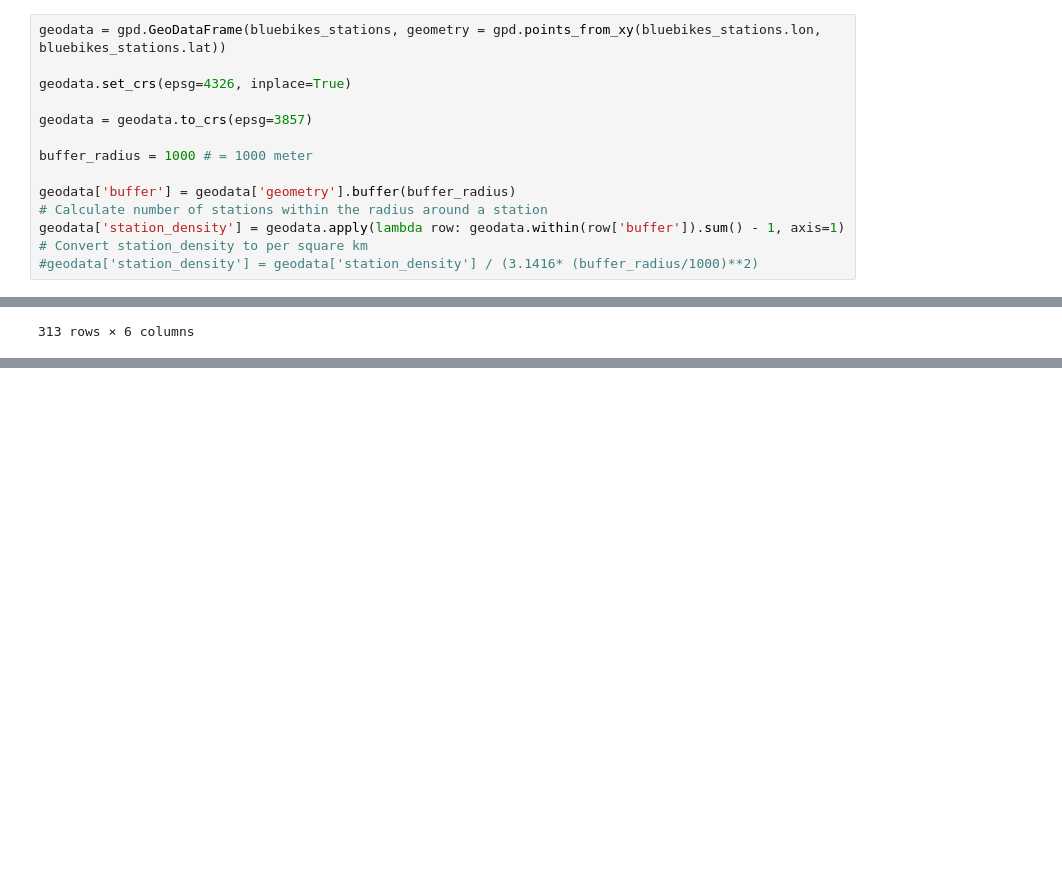
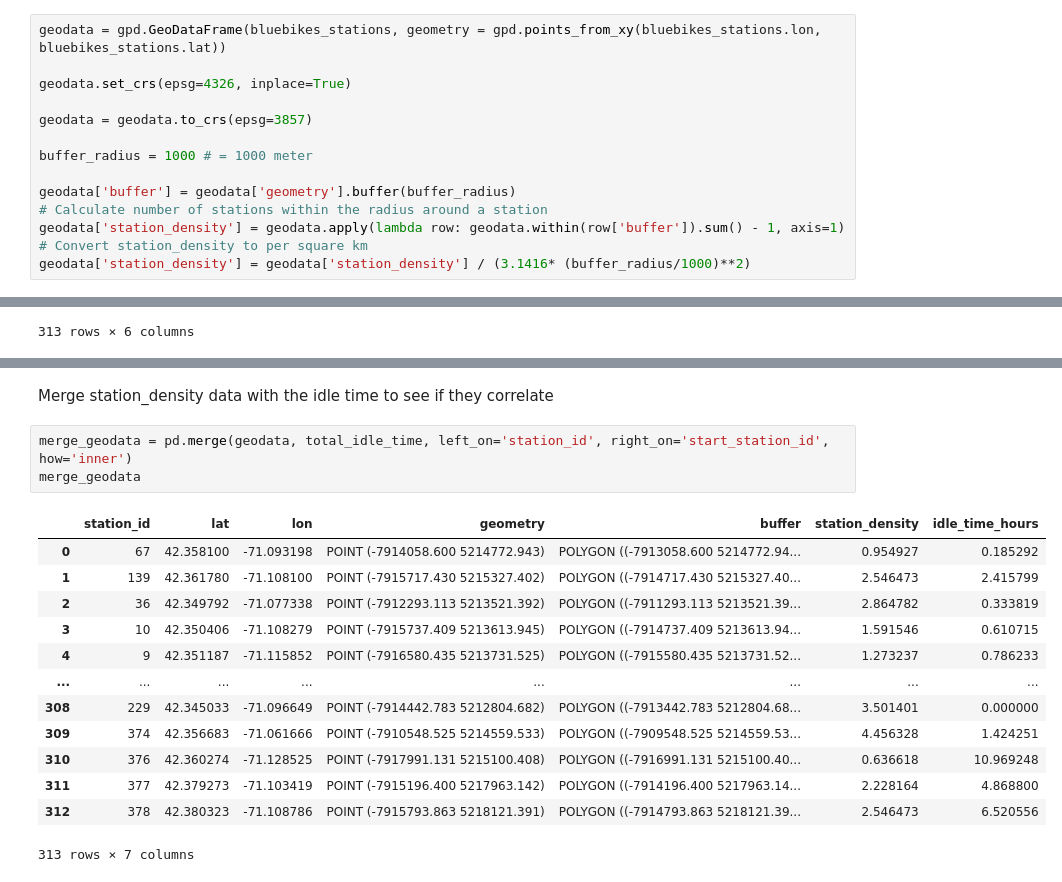
Before and after one commit to Oxford012/DDT, a Jupyter notebook: Laurin/Station_Location_Feature.ipynb, the cells around one changed output, grey strips where cells are left out. Saved outputs shown, nothing was run; the diff lists cells and outputs as text; blank space fills up the shorter version.

```diff
--- a/Laurin/Station_Location_Feature.ipynb
+++ b/Laurin/Station_Location_Feature.ipynb
@@ -44,7 +45,7 @@ geodata['buffer'] = geodata['geometry'].buffer(buffer_radius)
 # Calculate number of stations within the radius around a station
 geodata['station_density'] = geodata.apply(lambda row: geodata.within(row['buffer']).sum() - 1, axis=1)
 # Convert station_density to per square km
-#geodata['station_density'] = geodata['station_density'] / (3.1416* (buffer_radius/1000)**2)
+geodata['station_density'] = geodata['station_density'] / (3.1416* (buffer_radius/1000)**2)
 # %%
 geodata
 # %% [output]
@@ -93,0 +147,19 @@ bluebikes_stations
+# %% [markdown]
+Merge station_density data with the idle time to see if they correlate
+# %%
+merge_geodata = pd.merge(geodata, total_idle_time, left_on='station_id', right_on='start_station_id', how='inner')
+merge_geodata
+# %% [output]
+|  | station_id | lat | lon | geometry | buffer | station_density | idle_time_hours |
+| 0 | 67 | 42.358100 | -71.093198 | POINT (-7914058.600 5214772.943) | POLYGON ((-7913058.600 5214772.94... | 0.954927 | 0.185292 |
+| 1 | 139 | 42.361780 | -71.108100 | POINT (-7915717.430 5215327.402) | POLYGON ((-7914717.430 5215327.40... | 2.546473 | 2.415799 |
+| 2 | 36 | 42.349792 | -71.077338 | POINT (-7912293.113 5213521.392) | POLYGON ((-7911293.113 5213521.39... | 2.864782 | 0.333819 |
+| 3 | 10 | 42.350406 | -71.108279 | POINT (-7915737.409 5213613.945) | POLYGON ((-7914737.409 5213613.94... | 1.591546 | 0.610715 |
+| 4 | 9 | 42.351187 | -71.115852 | POINT (-7916580.435 5213731.525) | POLYGON ((-7915580.435 5213731.52... | 1.273237 | 0.786233 |
+| ... | ... | ... | ... | ... | ... | ... | ... |
+| 308 | 229 | 42.345033 | -71.096649 | POINT (-7914442.783 5212804.682) | POLYGON ((-7913442.783 5212804.68... | 3.501401 | 0.000000 |
+| 309 | 374 | 42.356683 | -71.061666 | POINT (-7910548.525 5214559.533) | POLYGON ((-7909548.525 5214559.53... | 4.456328 | 1.424251 |
+| 310 | 376 | 42.360274 | -71.128525 | POINT (-7917991.131 5215100.408) | POLYGON ((-7916991.131 5215100.40... | 0.636618 | 10.969248 |
+| 311 | 377 | 42.379273 | -71.103419 | POINT (-7915196.400 5217963.142) | POLYGON ((-7914196.400 5217963.14... | 2.228164 | 4.868800 |
+| 312 | 378 | 42.380323 | -71.108786 | POINT (-7915793.863 5218121.391) | POLYGON ((-7914793.863 5218121.39... | 2.546473 | 6.520556 |
+313 rows × 7 columns
```
Also changed, not shown: parts of 7 cells of this notebook.
